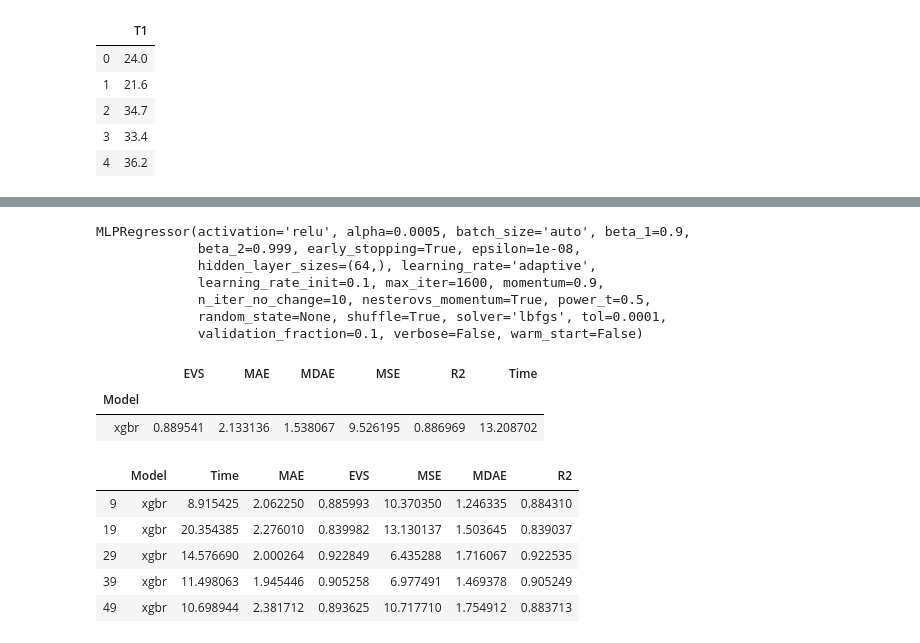
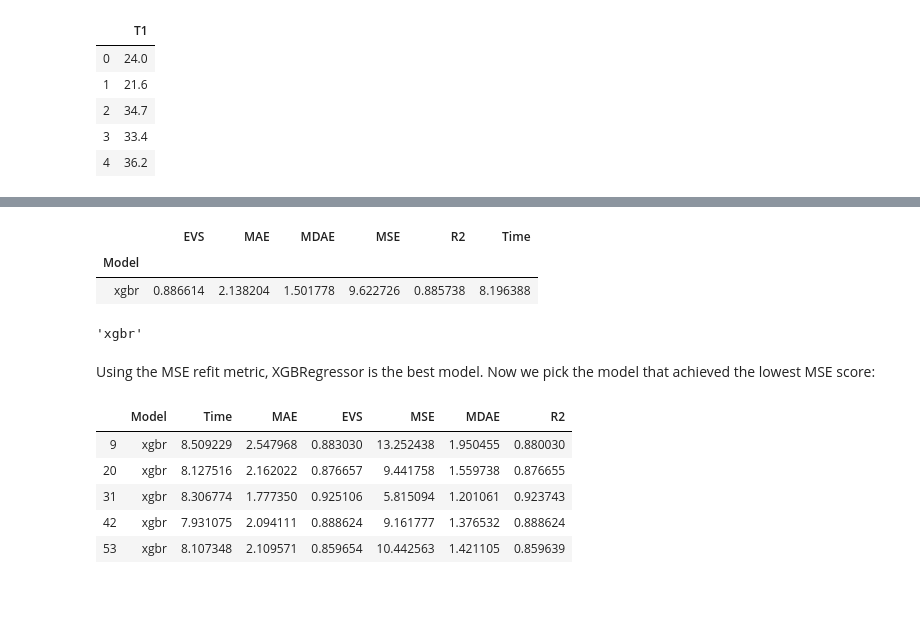
Before and after one commit to lukaszbinden/mli, a Jupyter notebook: assignments/assignment_1/MLI3 Assignment 1 Module 1 Boston Housing.ipynb, the cells around one changed output, grey strips where cells are left out. Drawn from its saved outputs; the diff is of its cells as text; code cells hidden in the pictures; blank space fills up the shorter version.

```diff
--- a/assignments/assignment_1/MLI3 Assignment 1 Module 1 Boston Housing.ipynb
+++ b/assignments/assignment_1/MLI3 Assignment 1 Module 1 Boston Housing.ipynb
@@ -74,7 +74,7 @@ models_and_parameters = {
                "min_samples_leaf": [1, 20, 40, 100],
                "max_leaf_nodes": [None, 5, 20, 100]}),
     'rf': (RandomForestRegressor(n_estimators=100),
-              {'max_depth': [5, 10, 50, 100, 200, 500]}),
+              {'max_depth': [10, 50, 100, 150, 200]}),
     'gbr': (GradientBoostingRegressor(),
               {"max_depth": [2, 6, 8],
                "learning_rate": [0.1, 0.01, 0.001],
@@ -98,17 +98,17 @@ models_and_parameters = {
 from sklearn import metrics
 
 # performance metrics
-perf_metrics = {#"MAE": metrics.mean_absolute_error,
-                #"EVS": metrics.explained_variance_score,
+perf_metrics = {"MAE": metrics.mean_absolute_error,
+                "EVS": metrics.explained_variance_score,
                 "MSE": metrics.mean_squared_error,
-                #"MDAE": metrics.median_absolute_error,
+                "MDAE": metrics.median_absolute_error,
                 "R2": metrics.r2_score
                }
 metric_greater_is_better = \
-               {#"MAE": False,
-                # "EVS": True,
+               {"MAE": False,
+                "EVS": True,
                 "MSE": False,
-                # "MDAE": False,
+                "MDAE": False,
                 "R2": True
                }
 scorer_metrics = {}
@@ -253,27 +297,27 @@ MLPRegressor(activation='relu', alpha=0.0001, batch_size='auto', beta_1=0.9,
-# %%
-innercv_results['fold_1']['mlp'].best_estimator_
-# %% [output]
-MLPRegressor(activation='relu', alpha=0.0005, batch_size='auto', beta_1=0.9,
-             beta_2=0.999, early_stopping=True, epsilon=1e-08,
-             hidden_layer_sizes=(64,), learning_rate='adaptive',
-             learning_rate_init=0.1, max_iter=1600, momentum=0.9,
-             n_iter_no_change=10, nesterovs_momentum=True, power_t=0.5,
-             random_state=None, shuffle=True, solver='lbfgs', tol=0.0001,
-             validation_fraction=0.1, verbose=False, warm_start=False)
 # %%
+# pick the best model according to the refit metric
 best_models_mean = df_outer_results.pivot_table(index=["Model"], aggfunc="mean")
 best_model_refit_metric = best_models_mean[REFIT_METRIC].idxmin()
-best_models_mean[best_models_mean.index == best_model_refit_metric]
+best_model_entry = best_models_mean[best_models_mean.index == best_model_refit_metric]
+best_model_entry
 # %% [output]
 |  | EVS | MAE | MDAE | MSE | R2 | Time |
 | Model |  |  |  |  |  |  |
-| xgbr | 0.889541 | 2.133136 | 1.538067 | 9.526195 | 0.886969 | 13.208702 |
+| xgbr | 0.886614 | 2.138204 | 1.501778 | 9.622726 | 0.885738 | 8.196388 |
+# %%
+best_model_name = best_model_entry.index.values[0]
+best_model_name
+# %% [output]
+'xgbr'
+# %% [markdown]
+Using the MSE refit metric, XGBRegressor is the best model. Now we pick the model that achieved the lowest MSE score:
 # %%
-df_outer_results[df_outer_results['Model'] == best_model_refit_metric]
+best_model_results = df_outer_results[df_outer_results['Model'] == best_model_refit_metric]
+best_model_results
 # %% [output]
 |  | Model | Time | MAE | EVS | MSE | MDAE | R2 |
-| 9 | xgbr | 8.915425 | 2.062250 | 0.885993 | 10.370350 | 1.246335 | 0.884310 |
-| 19 | xgbr | 20.354385 | 2.276010 | 0.839982 | 13.130137 | 1.503645 | 0.839037 |
-| 29 | xgbr | 14.576690 | 2.000264 | 0.922849 | 6.435288 | 1.716067 | 0.922535 |
-| 39 | xgbr | 11.498063 | 1.945446 | 0.905258 | 6.977491 | 1.469378 | 0.905249 |
-| 49 | xgbr | 10.698944 | 2.381712 | 0.893625 | 10.717710 | 1.754912 | 0.883713 |
+| 9 | xgbr | 8.509229 | 2.547968 | 0.883030 | 13.252438 | 1.950455 | 0.880030 |
+| 20 | xgbr | 8.127516 | 2.162022 | 0.876657 | 9.441758 | 1.559738 | 0.876655 |
+| 31 | xgbr | 8.306774 | 1.777350 | 0.925106 | 5.815094 | 1.201061 | 0.923743 |
+| 42 | xgbr | 7.931075 | 2.094111 | 0.888624 | 9.161777 | 1.376532 | 0.888624 |
+| 53 | xgbr | 8.107348 | 2.109571 | 0.859654 | 10.442563 | 1.421105 | 0.859639 |
```
Also changed, not shown: parts of 12 cells of this notebook.
